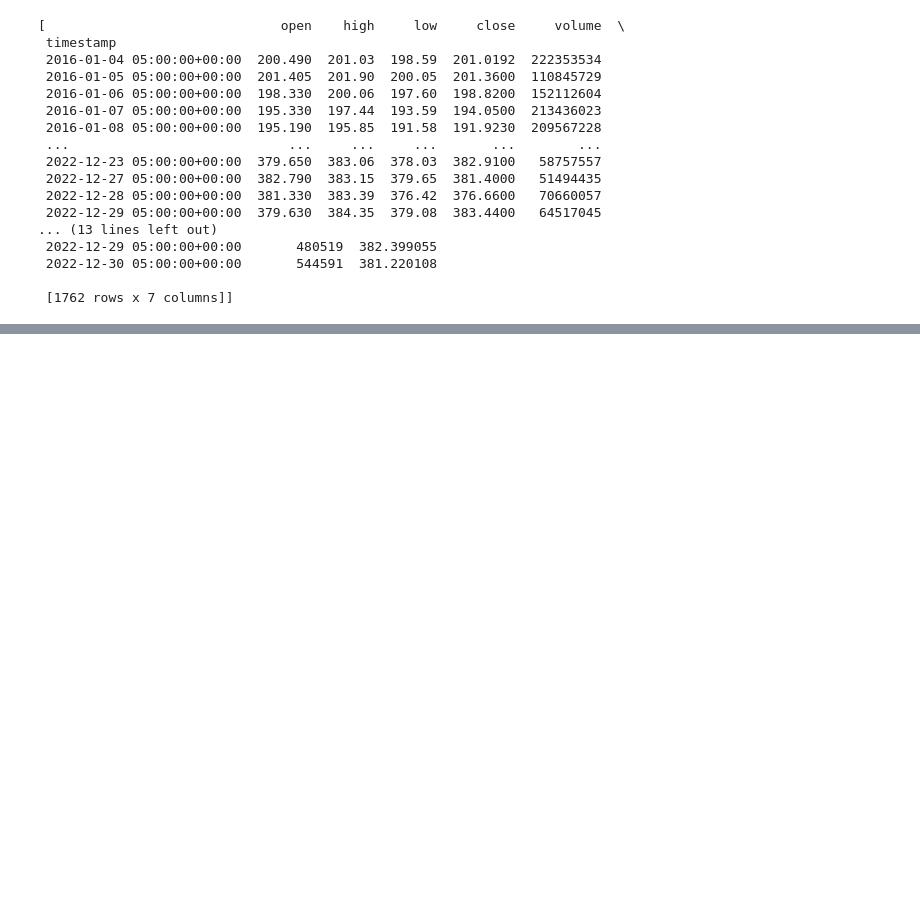
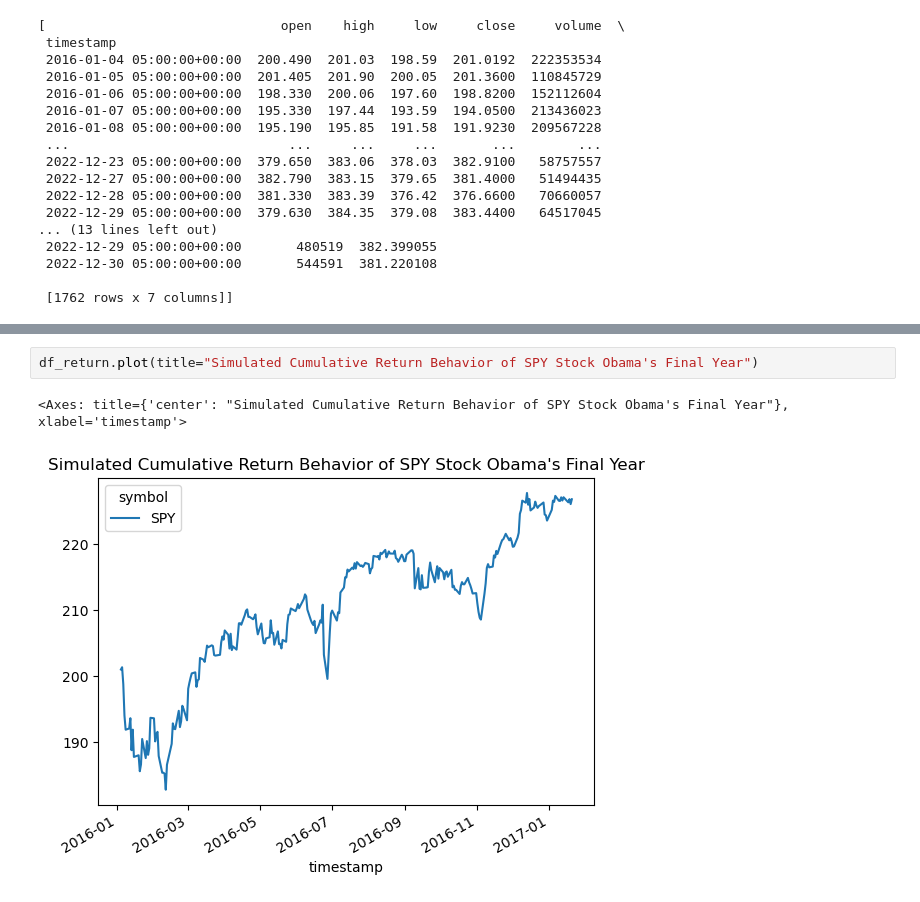
Before and after one commit to Izzlyb/UM_FinTech_BC_Project_1_G2, a Jupyter notebook: sp500updated.ipynb, the cells around one changed output, grey strips where cells are left out. Drawn from its saved outputs; the diff is of its cells as text; blank space fills up the shorter version.

```diff
--- a/sp500updated.ipynb
+++ b/sp500updated.ipynb
@@ -393,0 +146,5 @@ summary_tbl = MC_SPY.summarize_cumulative_return()
+# %%
+df_return.plot(title="Simulated Cumulative Return Behavior of SPY Stock Obama's Final Year")
+# %% [output]
+<Axes: title={'center': "Simulated Cumulative Return Behavior of SPY Stock Obama's Final Year"}, xlabel='timestamp'>
+[figure, added]
```
Also changed, not shown: parts of 44 cells of this notebook.
